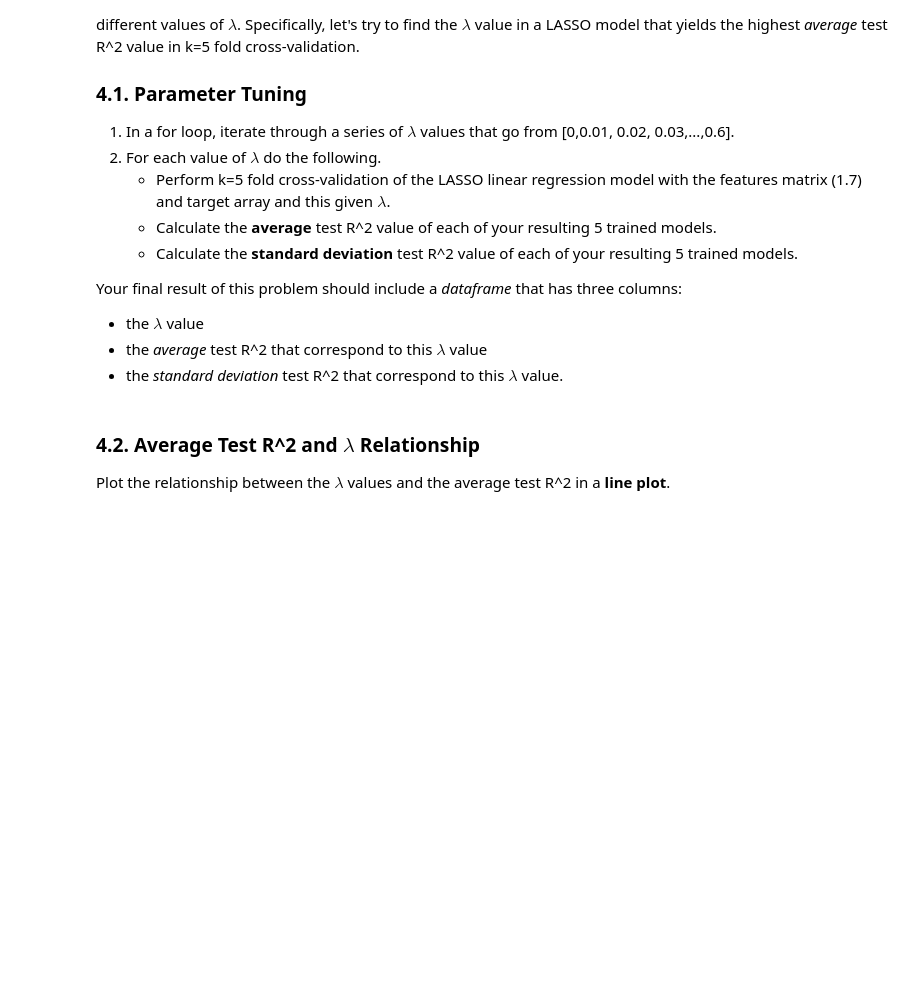
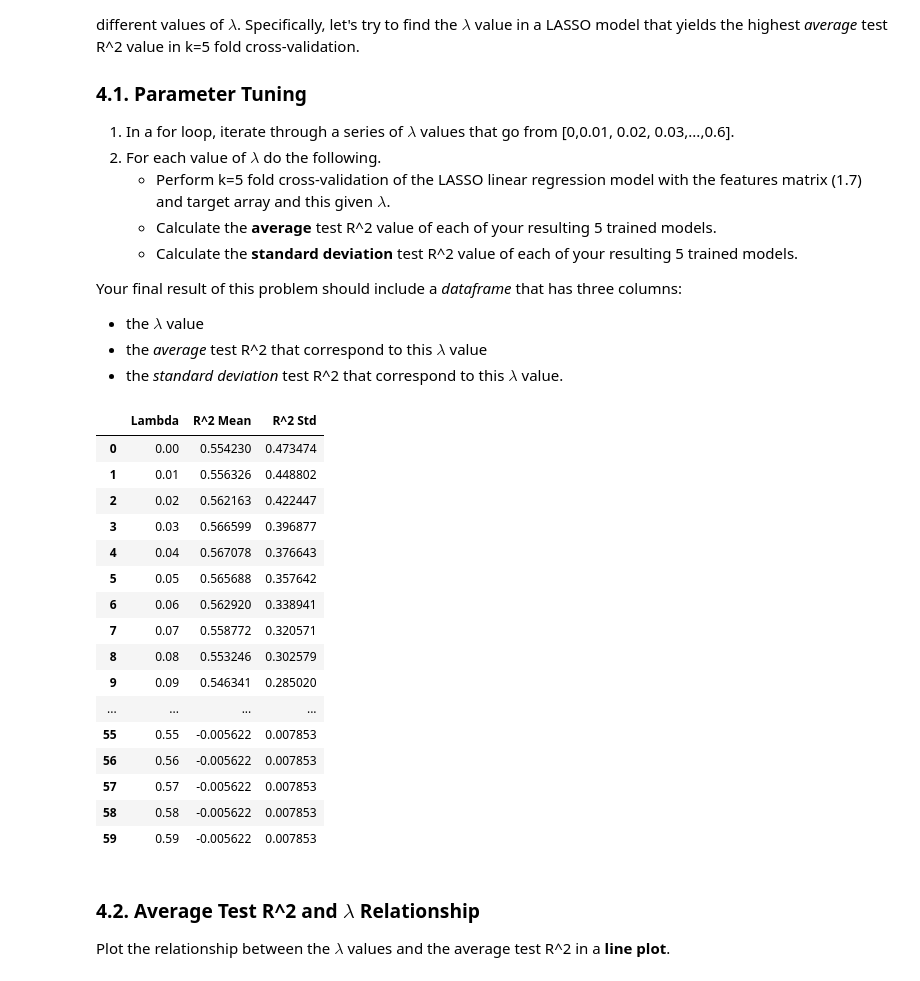
Before and after one commit to ryguy2k4/stat207, a Jupyter notebook: lab_09/lab_09_individual.ipynb, the cells around one changed output. Drawn from its saved outputs; the diff is of its cells as text; code cells hidden in the pictures; blank space fills up the shorter version.

```diff
--- a/lab_09/lab_09_individual.ipynb
+++ b/lab_09/lab_09_individual.ipynb
@@ -427,6 +441,33 @@ Your final result of this problem should include a *dataframe* that has three co
 * the $\lambda$ value
 * the *average* test R^2 that correspond to this $\lambda$ value
 * the *standard deviation* test R^2 that correspond to this $\lambda$ value.
+# %%
+data = []
+for i in np.arange(0,0.6,0.01):
+    lasso_model = Lasso(alpha=i, max_iter=1000, random_state=207)
+    scores = cross_val_score(lasso_model, df_features, df_target, cv=cross_val, scoring="r2")
+    data.append([i, scores.mean(), scores.std()])
+
+df_scores = pd.DataFrame(data, columns=["Lambda", "R^2 Mean", "R^2 Std"])
+df_scores
+# %% [output]
+|  | Lambda | R^2 Mean | R^2 Std |
+| 0 | 0.00 | 0.554230 | 0.473474 |
+| 1 | 0.01 | 0.556326 | 0.448802 |
+| 2 | 0.02 | 0.562163 | 0.422447 |
+| 3 | 0.03 | 0.566599 | 0.396877 |
+| 4 | 0.04 | 0.567078 | 0.376643 |
+| 5 | 0.05 | 0.565688 | 0.357642 |
+| 6 | 0.06 | 0.562920 | 0.338941 |
+| 7 | 0.07 | 0.558772 | 0.320571 |
+| 8 | 0.08 | 0.553246 | 0.302579 |
+| 9 | 0.09 | 0.546341 | 0.285020 |
+| ... | ... | ... | ... |
+| 55 | 0.55 | -0.005622 | 0.007853 |
+| 56 | 0.56 | -0.005622 | 0.007853 |
+| 57 | 0.57 | -0.005622 | 0.007853 |
+| 58 | 0.58 | -0.005622 | 0.007853 |
+| 59 | 0.59 | -0.005622 | 0.007853 |
 # %% [markdown]
 ### 4.2. Average Test R^2 and $\lambda$ Relationship
 
```
Also changed, not shown: parts of 30 cells of this notebook.
